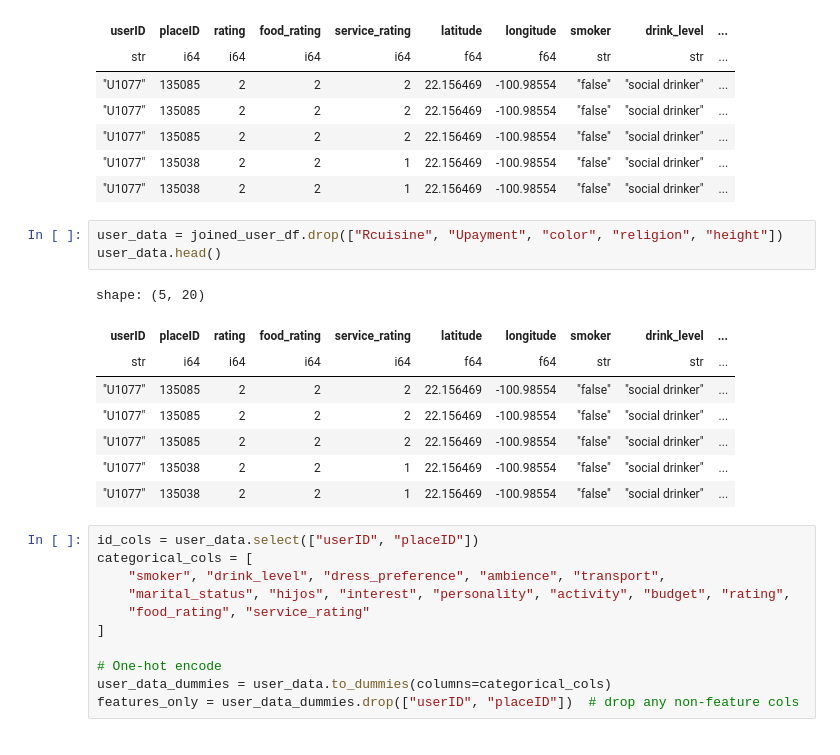
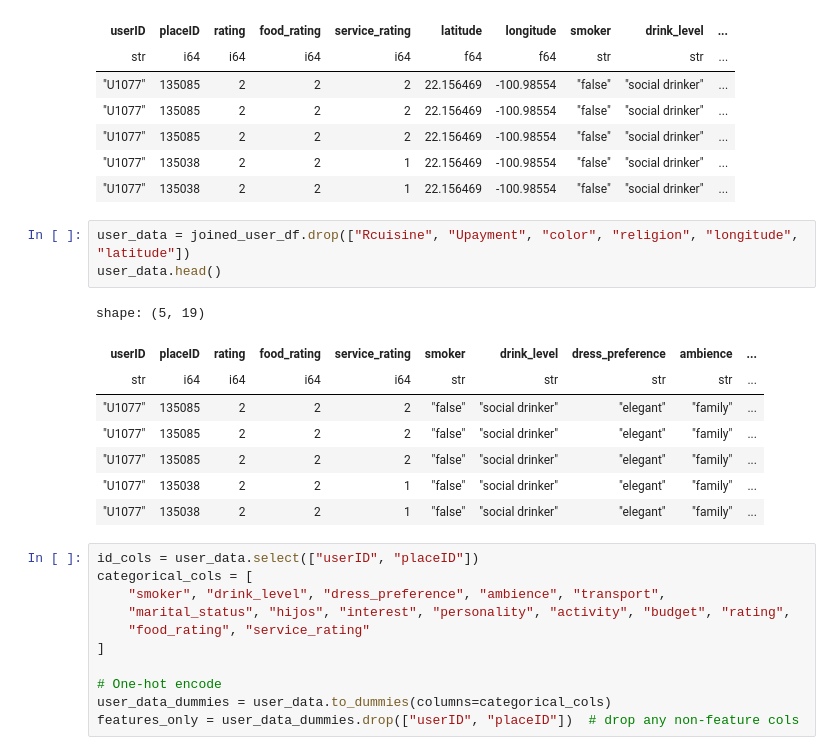
Before and after one commit to laurenally28/mktg3501project, a Jupyter notebook: main.ipynb, the cells around one changed output. Drawn from its saved outputs; the diff is of its cells as text.

```diff
--- a/main.ipynb
+++ b/main.ipynb
@@ -169,17 +169,17 @@ shape: (5, 25)
 | "U1077" | 135038 | 2 | 2 | 1 | 22.156469 | -100.98554 | "false" | "social drinker" | ... |
 | "U1077" | 135038 | 2 | 2 | 1 | 22.156469 | -100.98554 | "false" | "social drinker" | ... |
 # %%
-user_data = joined_user_df.drop(["Rcuisine", "Upayment", "color", "religion", "height"])
+user_data = joined_user_df.drop(["Rcuisine", "Upayment", "color", "religion", "longitude", "latitude"])
 user_data.head()
 # %% [output]
-shape: (5, 20)
+shape: (5, 19)
-| userID | placeID | rating | food_rating | service_rating | latitude | longitude | smoker | drink_level | ... |
-| str | i64 | i64 | i64 | i64 | f64 | f64 | str | str | ... |
-| "U1077" | 135085 | 2 | 2 | 2 | 22.156469 | -100.98554 | "false" | "social drinker" | ... |
-| "U1077" | 135085 | 2 | 2 | 2 | 22.156469 | -100.98554 | "false" | "social drinker" | ... |
-| "U1077" | 135085 | 2 | 2 | 2 | 22.156469 | -100.98554 | "false" | "social drinker" | ... |
-| "U1077" | 135038 | 2 | 2 | 1 | 22.156469 | -100.98554 | "false" | "social drinker" | ... |
-| "U1077" | 135038 | 2 | 2 | 1 | 22.156469 | -100.98554 | "false" | "social drinker" | ... |
+| userID | placeID | rating | food_rating | service_rating | smoker | drink_level | dress_preference | ambience | ... |
+| str | i64 | i64 | i64 | i64 | str | str | str | str | ... |
+| "U1077" | 135085 | 2 | 2 | 2 | "false" | "social drinker" | "elegant" | "family" | ... |
+| "U1077" | 135085 | 2 | 2 | 2 | "false" | "social drinker" | "elegant" | "family" | ... |
+| "U1077" | 135085 | 2 | 2 | 2 | "false" | "social drinker" | "elegant" | "family" | ... |
+| "U1077" | 135038 | 2 | 2 | 1 | "false" | "social drinker" | "elegant" | "family" | ... |
+| "U1077" | 135038 | 2 | 2 | 1 | "false" | "social drinker" | "elegant" | "family" | ... |
 # %%
 id_cols = user_data.select(["userID", "placeID"])
 categorical_cols = [
```
Also changed, not shown: parts of 28 cells of this notebook.
